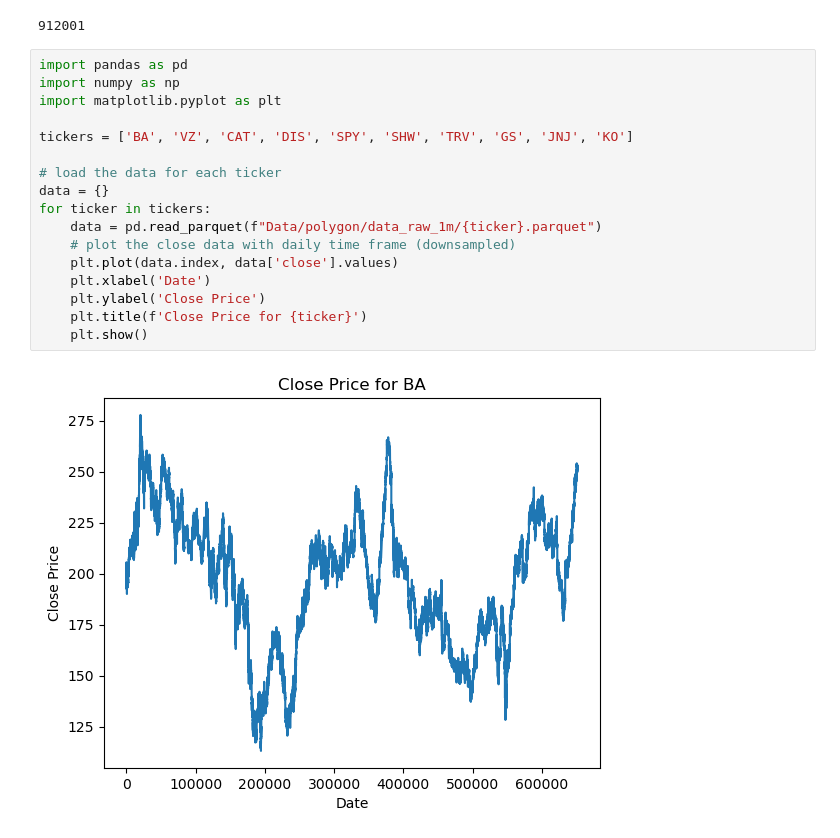
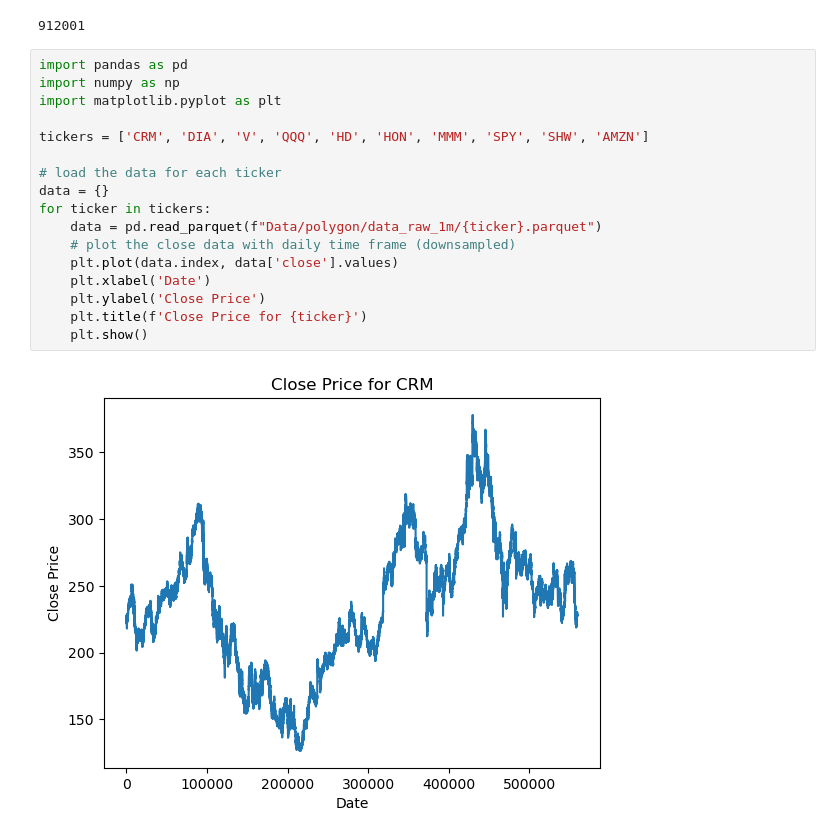
Before and after one commit to Olba147/DrlPpoTransformer, a Jupyter notebook: model_inspect.ipynb, the cells around one changed output. Cells and saved outputs as stored; diff of their text form.

```diff
--- a/model_inspect.ipynb
+++ b/model_inspect.ipynb
@@ -80,19 +80,19 @@ print(sum(p.numel() for p in jepa_model.context_enc.parameters() if p.requires_g
 # %%
 import pandas as pd
 import numpy as np
 import matplotlib.pyplot as plt
 
-tickers = ['BA', 'VZ', 'CAT', 'DIS', 'SPY', 'SHW', 'TRV', 'GS', 'JNJ', 'KO']
+tickers = ['CRM', 'DIA', 'V', 'QQQ', 'HD', 'HON', 'MMM', 'SPY', 'SHW', 'AMZN']
 
 # load the data for each ticker
 data = {}
 for ticker in tickers:
     data = pd.read_parquet(f"Data/polygon/data_raw_1m/{ticker}.parquet")
     # plot the close data with daily time frame (downsampled)
     plt.plot(data.index, data['close'].values)
     plt.xlabel('Date')
     plt.ylabel('Close Price')
     plt.title(f'Close Price for {ticker}')
     plt.show()
 # %% [output]
-[figure, old version]
+[figure, new version]
```
Also changed, not shown: parts of 1 cell of this notebook, 1 other file.
